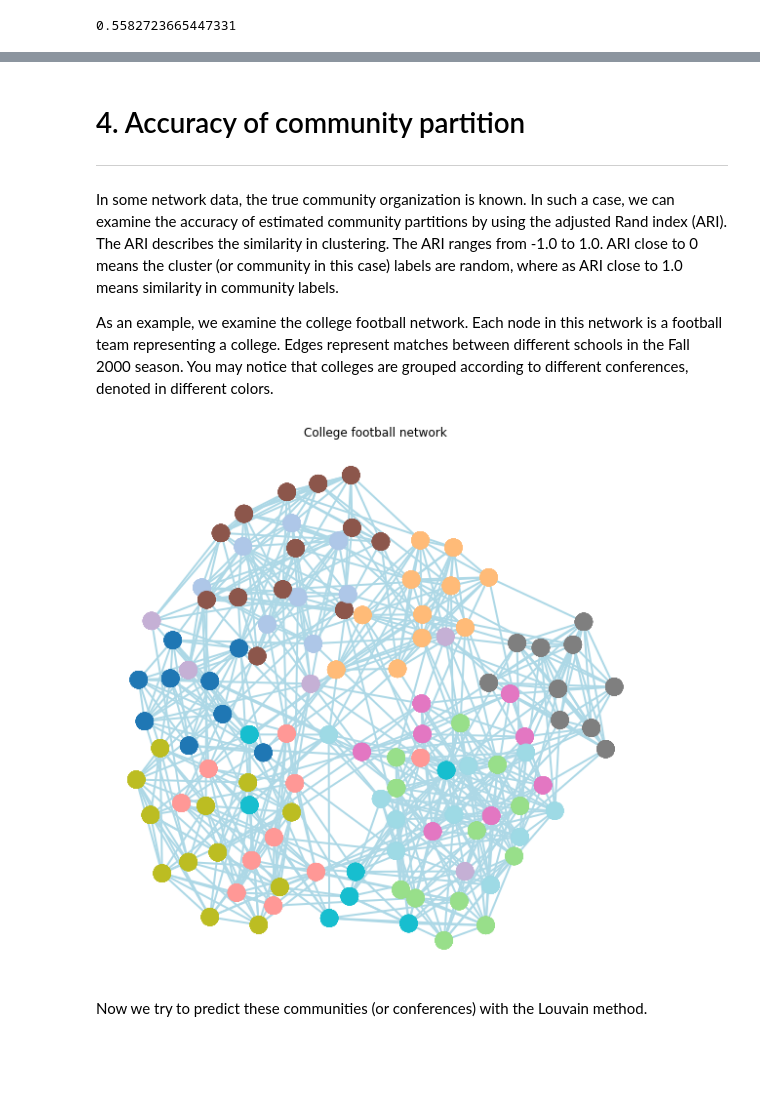
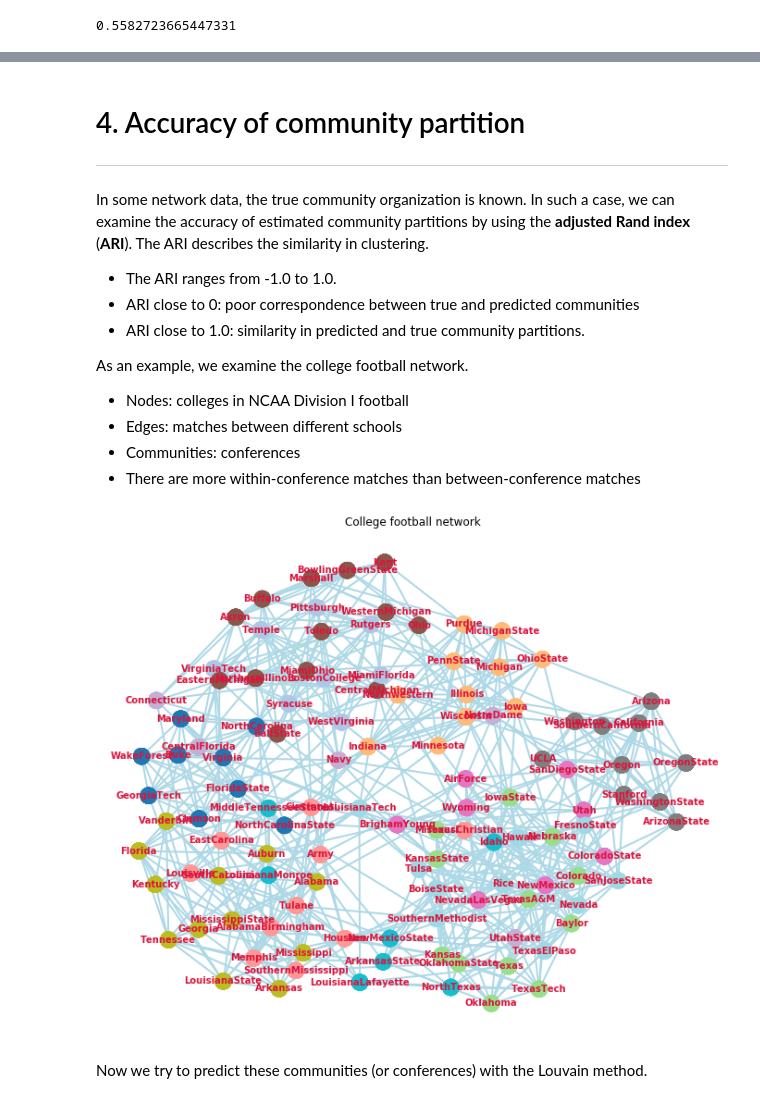
Before and after one commit to sathayas/NetworkTalks, a Jupyter notebook: NetworkCommunities.ipynb, the cells around one changed output, grey strips where cells are left out. Drawn from its saved outputs; the diff is of its cells as text; code cells hidden in the pictures; blank space fills up the shorter version.

```diff
--- a/NetworkCommunities.ipynb
+++ b/NetworkCommunities.ipynb
@@ -341,40 +341,47 @@ community.modularity(partition, G)
 # 4. Accuracy of community partition
 <hr style="height:1px;border:none" />
 
-In some network data, the true community organization is known. In such a case, we can examine the accuracy of estimated community partitions by using the adjusted Rand index (ARI). The ARI describes the similarity in clustering. The ARI ranges from -1.0 to 1.0. ARI close to 0 means the cluster (or community in this case) labels are random, where as ARI close to 1.0 means similarity in community labels.
+In some network data, the true community organization is known. In such a case, we can examine the accuracy of estimated community partitions by using the **adjusted Rand index** (**ARI**). The ARI describes the similarity in clustering.
+  * The ARI ranges from -1.0 to 1.0.
+  * ARI close to 0: poor correspondence between true and predicted communities
+  * ARI close to 1.0: similarity in predicted and true community partitions.
 
-As an example, we examine the college football network. Each node in this network is a football team representing a college. Edges represent matches between different schools in the Fall 2000 season. You may notice that colleges are grouped according to different conferences, denoted in different colors.
+As an example, we examine the college football network.
+  * Nodes: colleges in NCAA Division I football
+  * Edges: matches between different schools
+  * Communities: conferences
+  * There are more within-conference matches than between-conference matches
 # %%
 import os
 import networkx as nx
 import matplotlib.pyplot as plt
 import community   # Louvain method
 from sklearn.metrics import adjusted_rand_score
 
 # loading the college football network
 G = nx.read_gml(os.path.join('NetworkData','football.gml'))
 y_true = [d['value'] for n, d in G.nodes(data=True)]  # true conf labels
 
 
 # drawing the graph  --- Kamada-Kawai layout
-plt.figure(figsize=[10,10])
+plt.figure(figsize=[12,10])
 pos = nx.kamada_kawai_layout(G, weight=None) # positions for all nodes
 # extracting conference information
 conf = []
 for i,d in G.nodes(data=True):
     conf.append(d['value'])
 # drawing nodes, different conferences in different colors
 for iConf in range(12):
     nx.draw_networkx_nodes(G, pos,
                            cmap=plt.cm.tab20, node_color=conf)
 nx.draw_networkx_edges(G, pos, width=2.0, edge_color='lightblue')
-#nx.draw_networkx_labels(G, pos, font_size=10, font_color='DarkGreen',
-#                        font_weight='bold')
+nx.draw_networkx_labels(G, pos, font_size=10, font_color='Crimson',
+                        font_weight='bold')
 plt.axis('off')
 plt.title('College football network')
 plt.show()
 # %% [output]
-[figure, old version]
+[figure, new version]
 # %% [markdown]
 Now we try to predict these communities (or conferences) with the Louvain method.
 # %%
```
Also changed, not shown: parts of 8 cells of this notebook.
